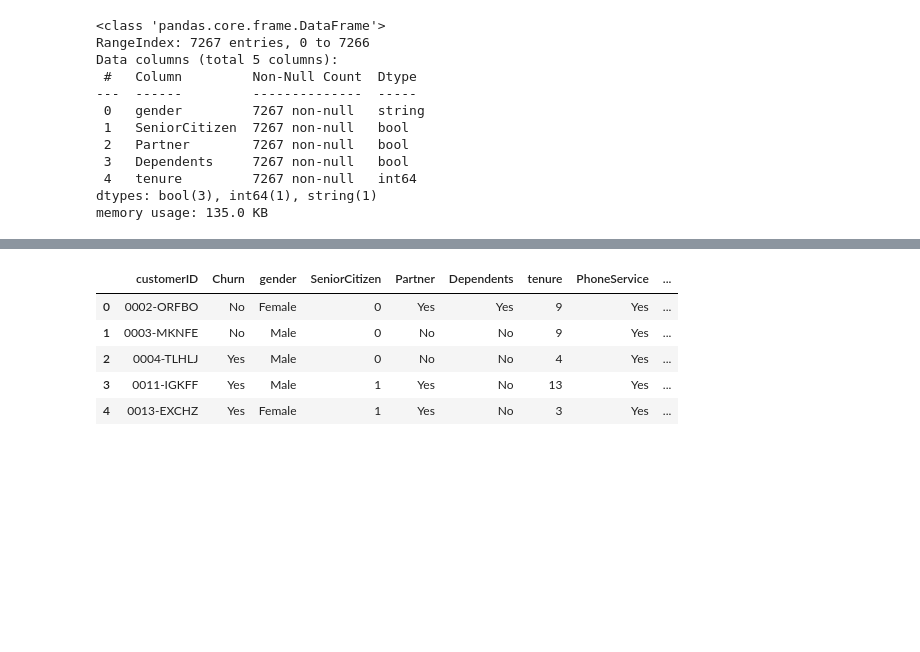
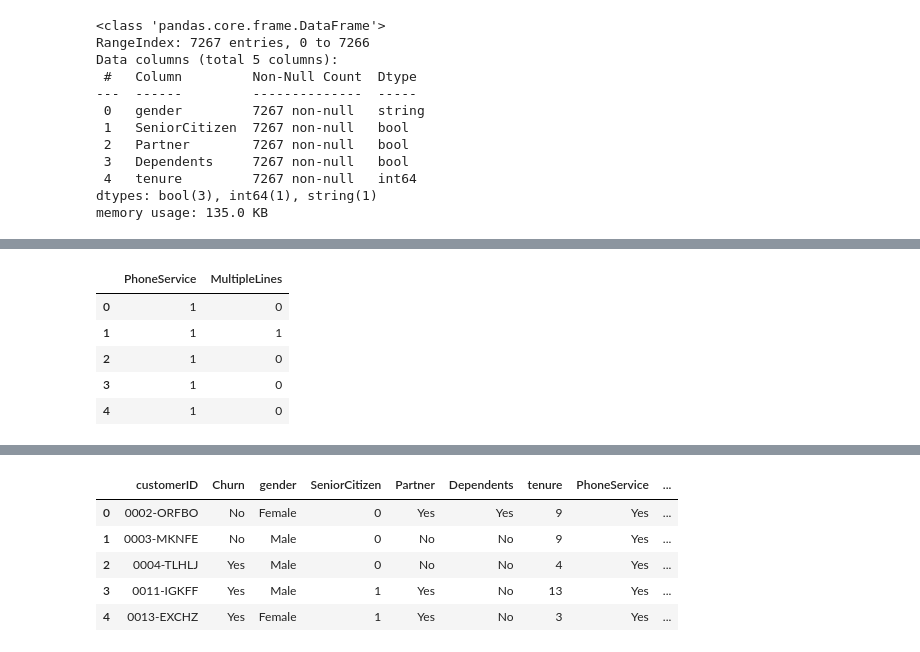
Before and after one commit to CarlitoUwU/Telecom-Challenge, a Jupyter notebook: Telecom-X.ipynb, the cells around one changed output, grey strips where cells are left out. Drawn from its saved outputs; the diff is of its cells as text; code cells hidden in the pictures; blank space fills up the shorter version.

Commit message:
normalizando df_phone_normalize

```diff
--- a/Telecom-X.ipynb
+++ b/Telecom-X.ipynb
@@ -171,0 +195,11 @@ memory usage: 135.0 KB
+# %%
+df_phone_normalize['PhoneService'] = df_phone_normalize['PhoneService'].apply(lambda e: 1 if e == 'Yes' else 0)
+df_phone_normalize['MultipleLines'] = df_phone_normalize['MultipleLines'].apply(lambda e: 1 if e == 'Yes' else 0)
+df_phone_normalize.head()
+# %% [output]
+|  | PhoneService | MultipleLines |
+| 0 | 1 | 0 |
+| 1 | 1 | 1 |
+| 2 | 1 | 0 |
+| 3 | 1 | 0 |
+| 4 | 1 | 0 |
```
Also changed, not shown: parts of 4 cells of this notebook.
